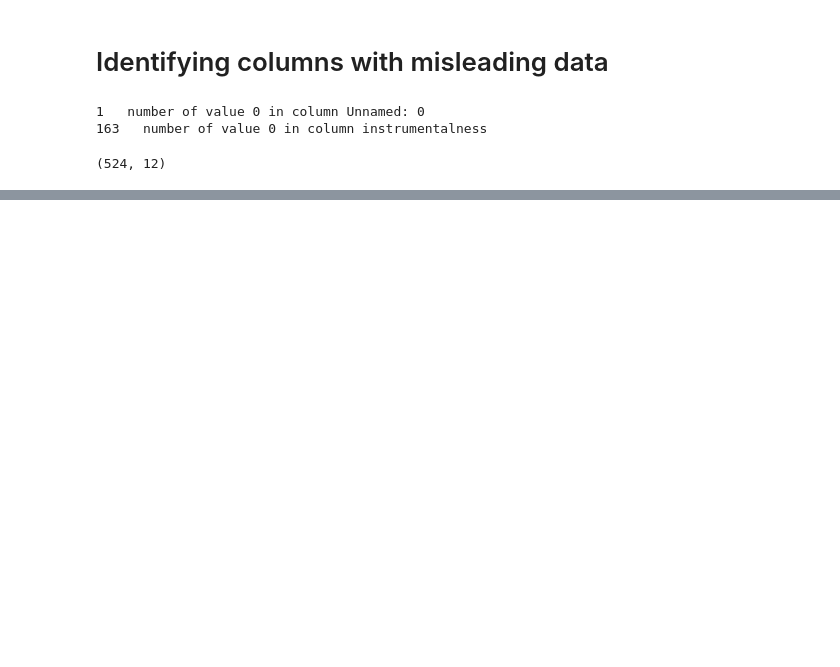
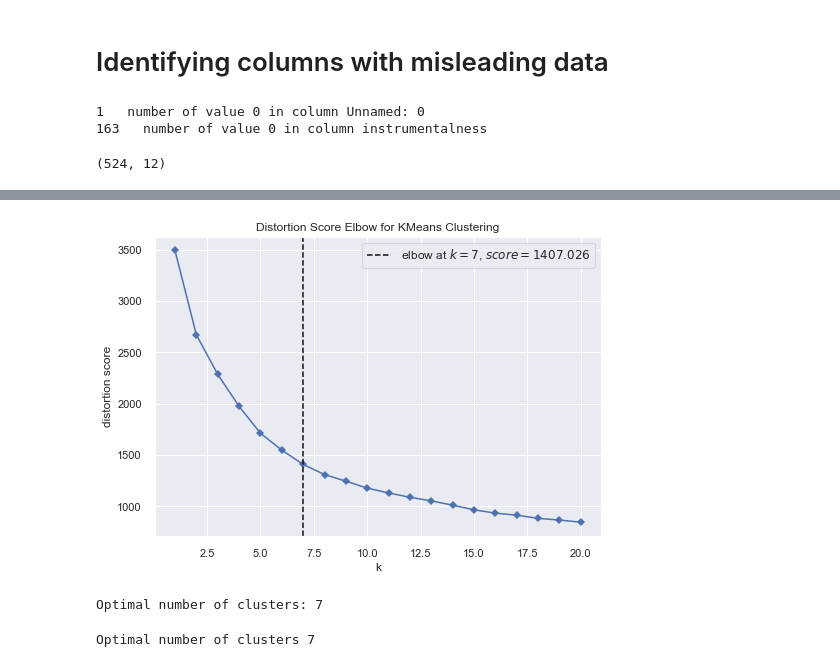
Before and after one commit to MoGGit/Spotify-Audio-Clustring, a Jupyter notebook: Music-clustring.ipynb, the cells around one changed output, grey strips where cells are left out. Saved outputs shown, nothing was run; the diff lists cells and outputs as text; code cells hidden in the pictures; blank space fills up the shorter version.

Commit message:
Clusters count

```diff
--- a/Music-clustring.ipynb
+++ b/Music-clustring.ipynb
@@ -129,0 +169,21 @@ object
+# %%
+model_k=KMeans()#(init='k-means++', random_state=42)
+visualizer = KElbowVisualizer(model_k, k=(1,21), timings=False)
+visualizer.fit(scores_pca)
+visualizer.show()
+n_clusters = visualizer.elbow_value_
+print("Optimal number of clusters:", n_clusters)
+# %% [output]
+[figure, added]
+Optimal number of clusters: 7
+# %%
+wcss = []
+max_clusters = 21
+for i in range(1, max_clusters):
+    kmeans_pca = KMeans(i, init='k-means++', random_state=42)
+    kmeans_pca.fit(scores_pca)
+    wcss.append(kmeans_pca.inertia_)
+n_clusters = KneeLocator([i for i in range(1, max_clusters)], wcss, curve='convex', direction='decreasing').knee
+print("Optimal number of clusters", n_clusters)
+# %% [output]
+Optimal number of clusters 7
```
Also changed, not shown: parts of 26 cells of this notebook, 2 other files.
